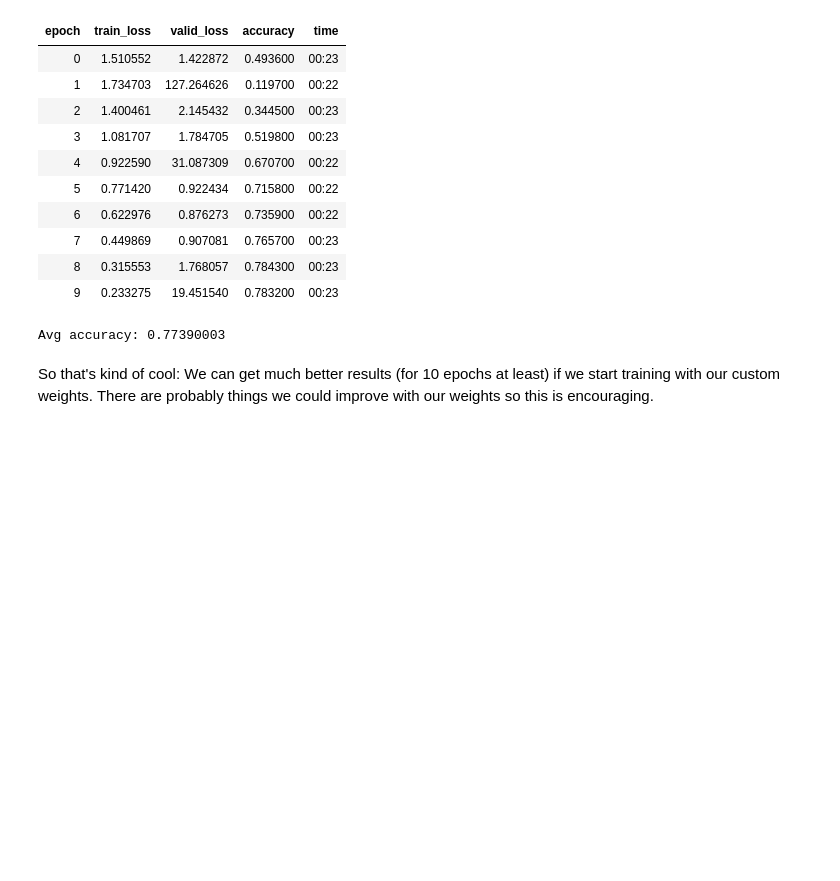
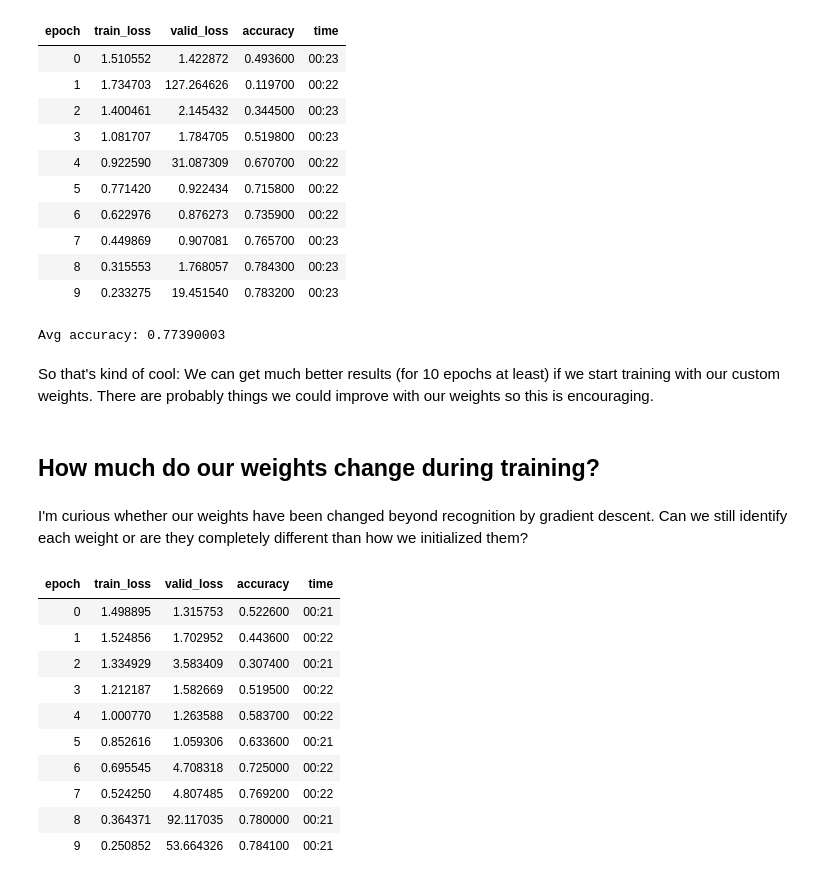
Before and after one commit to JoshVarty/BespokeConvFilters, a Jupyter notebook: 02_GaborFilters.ipynb, the cells around one changed output. Drawn from its saved outputs; the diff is of its cells as text; code cells hidden in the pictures; blank space fills up the shorter version.

```diff
--- a/02_GaborFilters.ipynb
+++ b/02_GaborFilters.ipynb
@@ -113,24 +108,30 @@ weights = torch.zeros((64,3,7,7))
 # %%
-# Set black and white gabor filters
-device = device = torch.device('cuda' if torch.cuda.is_available() else 'cpu')
+def get_weights():
+    weights = torch.zeros((64,3,7,7))
+    device = device = torch.device('cuda' if torch.cuda.is_available() else 'cpu')
 
-weights[:16,0,:,:] = torch.from_numpy(filters)
-weights[:16,1,:,:] = torch.from_numpy(filters)
-weights[:16,2,:,:] = torch.from_numpy(filters)
+    # Set black and white gabor filters
+    weights[:16,0,:,:] = torch.from_numpy(filters)
+    weights[:16,1,:,:] = torch.from_numpy(filters)
+    weights[:16,2,:,:] = torch.from_numpy(filters)
 
-# Set red and green gabor filters
-weights[16:32,0,:,:] = torch.from_numpy(filters)
-weights[16:32,1,:,:] = torch.from_numpy(filters)
+    # Set red and green gabor filters
+    weights[16:32,0,:,:] = torch.from_numpy(filters)
+    weights[16:32,1,:,:] = torch.from_numpy(filters)
 
-# Set red and blue gabor filters
-weights[32:48,0,:,:] = torch.from_numpy(filters)
-weights[32:48,2,:,:] = torch.from_numpy(filters)
+    # Set red and blue gabor filters
+    weights[32:48,0,:,:] = torch.from_numpy(filters)
+    weights[32:48,2,:,:] = torch.from_numpy(filters)
 
-# Set green and blue gabor filters
-weights[48:,1,:,:] = torch.from_numpy(filters)
-weights[48:,2,:,:] = torch.from_numpy(filters)
+    # Set green and blue gabor filters
+    weights[48:,1,:,:] = torch.from_numpy(filters)
+    weights[48:,2,:,:] = torch.from_numpy(filters)
 
-weights = weights.to(device)
+    weights = weights.to(device)
+
+    return weights
+
+weights = get_weights
 # %% [markdown]
 ## Compare Against Random Weights
 # %% [markdown]
@@ -242,3 +243,27 @@ print("Avg accuracy:", np.mean((acc1, acc2, acc3)))
 Avg accuracy: 0.77390003
 # %% [markdown]
 So that's kind of cool: We can get much better results (for 10 epochs at least) if we start training with our custom weights. There are probably things we could improve with our weights so this is encouraging.
+# %% [markdown]
+## How much do our weights change during training?
+# %% [markdown]
+I'm curious whether our weights have been changed beyond recognition by gradient descent. Can we still identify each weight or are they completely different than how we initialized them?
+# %%
+data = ImageDataBunch.from_folder(path, valid='test', bs=128)
+learner = cnn_learner(data, models.resnet50, metrics=accuracy, pretrained=False)
+
+learner.model[0][0].weight.data = weights
+
+learner.unfreeze() # train whole network
+learner.fit_one_cycle(10, max_lr=1e-2)
+# %% [output]
+| epoch | train_loss | valid_loss | accuracy | time |
+| 0 | 1.498895 | 1.315753 | 0.522600 | 00:21 |
+| 1 | 1.524856 | 1.702952 | 0.443600 | 00:22 |
+| 2 | 1.334929 | 3.583409 | 0.307400 | 00:21 |
+| 3 | 1.212187 | 1.582669 | 0.519500 | 00:22 |
+| 4 | 1.000770 | 1.263588 | 0.583700 | 00:22 |
+| 5 | 0.852616 | 1.059306 | 0.633600 | 00:21 |
+| 6 | 0.695545 | 4.708318 | 0.725000 | 00:22 |
+| 7 | 0.524250 | 4.807485 | 0.769200 | 00:22 |
+| 8 | 0.364371 | 92.117035 | 0.780000 | 00:21 |
+| 9 | 0.250852 | 53.664326 | 0.784100 | 00:21 |
```
Also changed, not shown: parts of 6 cells of this notebook.
